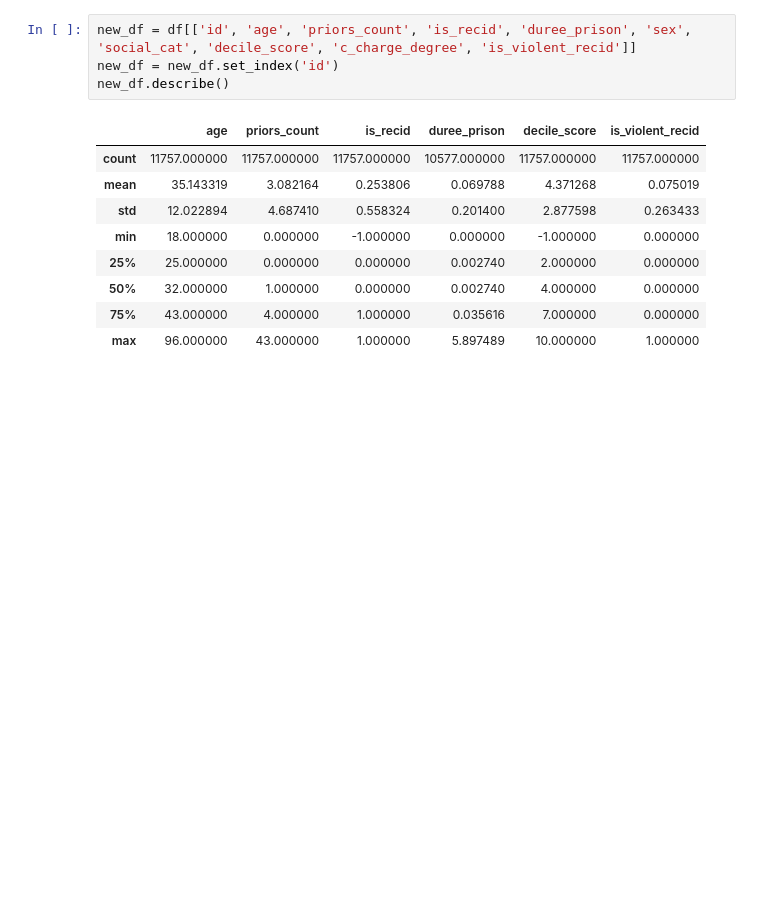
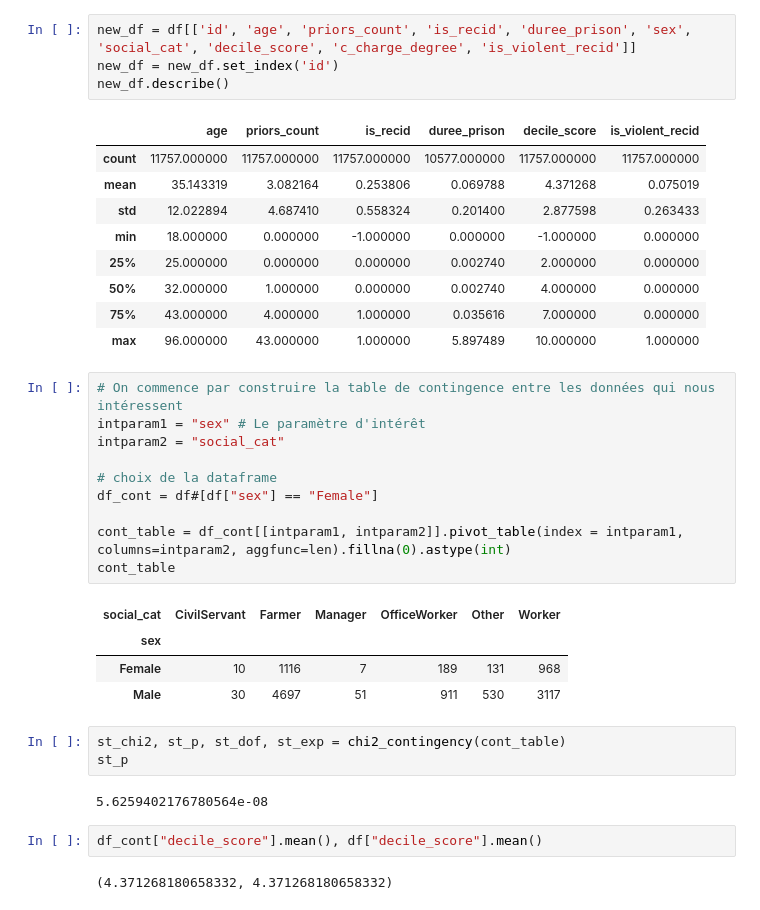
Before and after one commit to 21garbe/Challenge_rapport_sophia, a Jupyter notebook: immersion_clean.ipynb, the cells around one changed output. Drawn from its saved outputs; the diff is of its cells as text; blank space fills up the shorter version.

```diff
--- a/immersion_clean.ipynb
+++ b/immersion_clean.ipynb
@@ -58,3 +73,27 @@ new_df.describe()
 | 50% | 32.000000 | 1.000000 | 0.000000 | 0.002740 | 4.000000 | 0.000000 |
 | 75% | 43.000000 | 4.000000 | 1.000000 | 0.035616 | 7.000000 | 0.000000 |
 | max | 96.000000 | 43.000000 | 1.000000 | 5.897489 | 10.000000 | 1.000000 |
+# %%
+# On commence par construire la table de contingence entre les données qui nous intéressent
+intparam1 = "sex" # Le paramètre d'intérêt
+intparam2 = "social_cat"
+
+# choix de la dataframe
+df_cont = df#[df["sex"] == "Female"]
+
+cont_table = df_cont[[intparam1, intparam2]].pivot_table(index = intparam1, columns=intparam2, aggfunc=len).fillna(0).astype(int)
+cont_table
+# %% [output]
+| social_cat | CivilServant | Farmer | Manager | OfficeWorker | Other | Worker |
+| sex |  |  |  |  |  |  |
+| Female | 10 | 1116 | 7 | 189 | 131 | 968 |
+| Male | 30 | 4697 | 51 | 911 | 530 | 3117 |
+# %%
+st_chi2, st_p, st_dof, st_exp = chi2_contingency(cont_table)
+st_p
+# %% [output]
+5.6259402176780564e-08
+# %%
+df_cont["decile_score"].mean(), df["decile_score"].mean()
+# %% [output]
+(4.371268180658332, 4.371268180658332)
```
Also changed, not shown: parts of 6 cells of this notebook.
